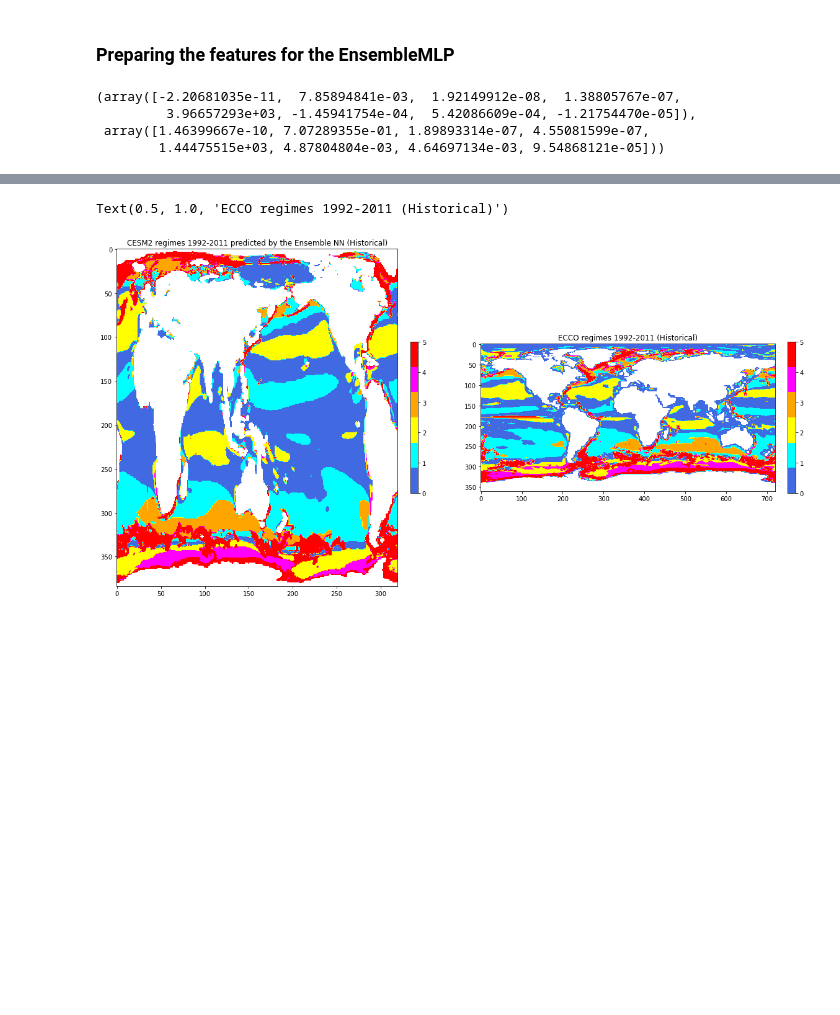
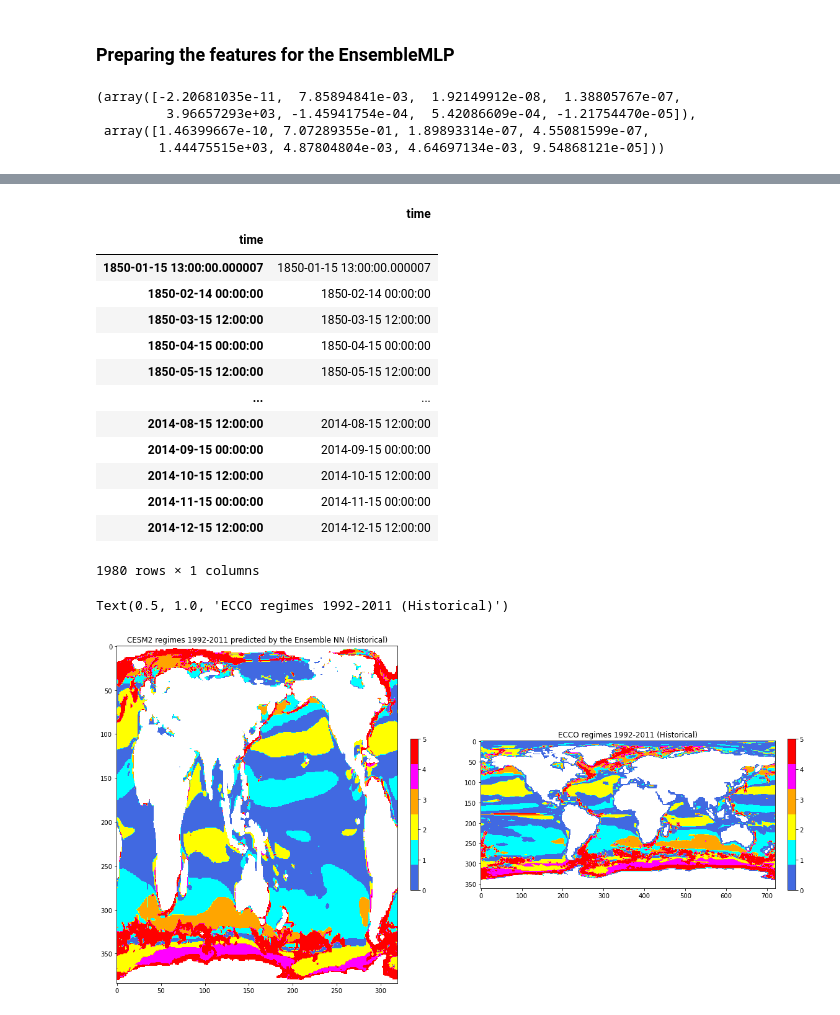
Before and after one commit to maikejulie/DNN4Cli, a Jupyter notebook: THOR/ApplicationOnCMIPModels/CESM2/CESM2-EnsemlbleMLP-Github.ipynb, the cells around one changed output, grey strips where cells are left out. Cells and saved outputs as stored; diff of their text form; code cells hidden in the pictures; blank space fills up the shorter version.

```diff
--- a/THOR/ApplicationOnCMIPModels/CESM2/CESM2-EnsemlbleMLP-Github.ipynb
+++ b/THOR/ApplicationOnCMIPModels/CESM2/CESM2-EnsemlbleMLP-Github.ipynb
@@ -85,25 +74,27 @@ weight file exists
+# %%
+model_name = 'CESM2'
 # %%
 query_Omon_tauuo = dict(experiment_id=['abrupt-4xCO2','1pctCO2','historical'],
                  mip_table=['Omon'],
                  ensemble_member=["r1i1p1f1","r1i1p1f2"],
-                 model=['CESM2'],
+                 model= model_name,
                  grid_label=['gn'],
                  variable=["tauuo"])
 query_Omon_tauvo = dict(experiment_id=['abrupt-4xCO2','1pctCO2','historical'],
                  mip_table=['Omon'],
                  ensemble_member=["r1i1p1f1","r1i1p1f2"],
-                 model=['CESM2'],
+                 model= model_name,
                  grid_label=['gn'],
                  variable=["tauvo"])
 query_Omon_zos = dict(experiment_id=['abrupt-4xCO2','1pctCO2','historical'],
                  mip_table=['Omon'],
                  ensemble_member=["r1i1p1f1","r1i1p1f2"],
-                 model=['CESM2'],
+                 model= model_name,
                  grid_label=['gn'],
                  variable=["zos"])
 query_Ofx = dict(experiment_id=['1pctCO2','abrupt-4xCO2','historical'],
                  mip_table=['Ofx'],
                  ensemble_member=["r1i1p1f1","r1i1p1f2"],
-                 model=['CESM2'],
+                 model= model_name,
                  grid_label=['gn'],
                  variable=["deptho"])
@@ -786,0 +674,18 @@ ecco_label = np.load('/home/jovyan/DNN4Cli/THOR/ApplicationOnCMIPModels/eccolabe
+# %%
+#Checking the time period for this model and use the past years 150 for your predictions
+xr_zos_Histo.zos.time.to_dataframe()
+# %% [output]
+|  | time |
+| time |  |
+| 1850-01-15 13:00:00.000007 | 1850-01-15 13:00:00.000007 |
+| 1850-02-14 00:00:00 | 1850-02-14 00:00:00 |
+| 1850-03-15 12:00:00 | 1850-03-15 12:00:00 |
+| 1850-04-15 00:00:00 | 1850-04-15 00:00:00 |
+| 1850-05-15 12:00:00 | 1850-05-15 12:00:00 |
+| ... | ... |
+| 2014-08-15 12:00:00 | 2014-08-15 12:00:00 |
+| 2014-09-15 00:00:00 | 2014-09-15 00:00:00 |
+| 2014-10-15 12:00:00 | 2014-10-15 12:00:00 |
+| 2014-11-15 00:00:00 | 2014-11-15 00:00:00 |
+| 2014-12-15 12:00:00 | 2014-12-15 12:00:00 |
+1980 rows × 1 columns
```
Also changed, not shown: parts of 48 cells of this notebook, 6 other files.
